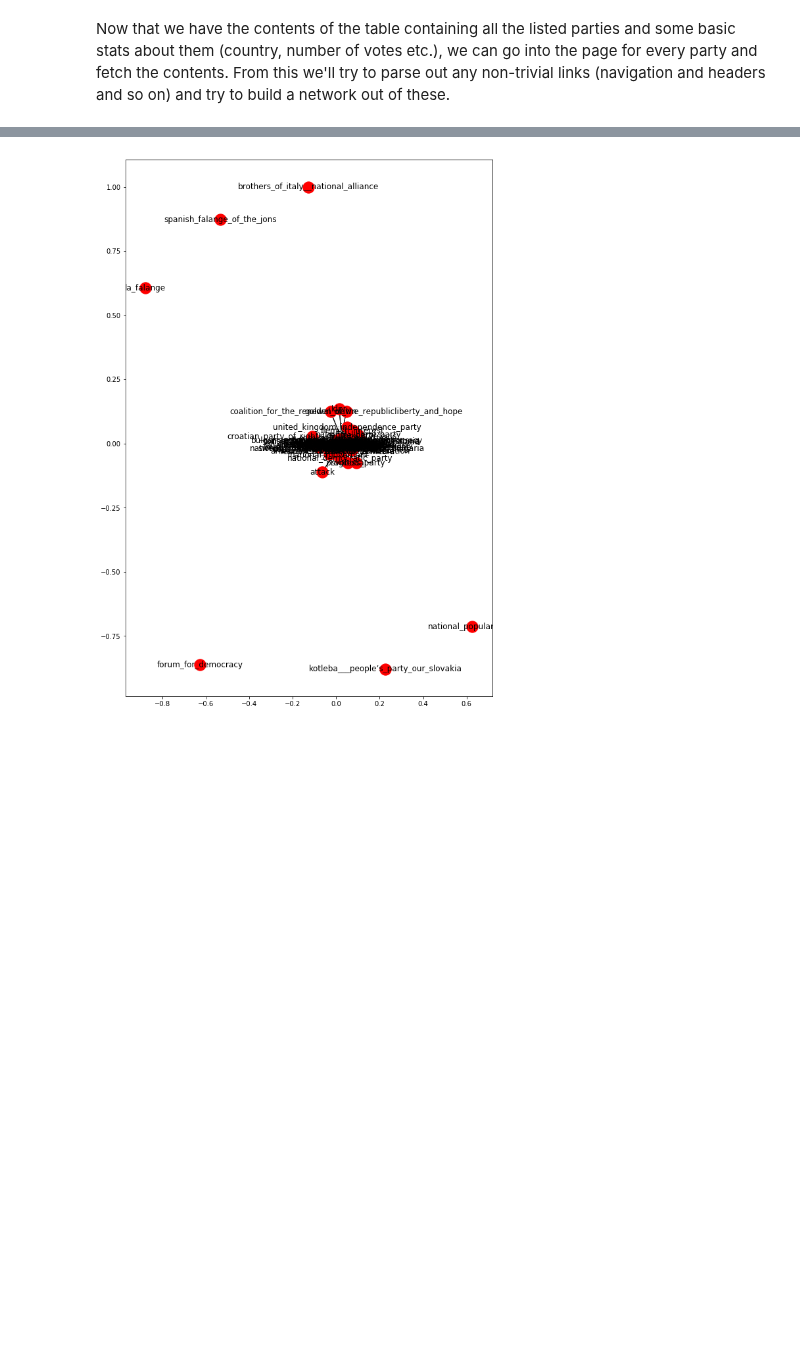
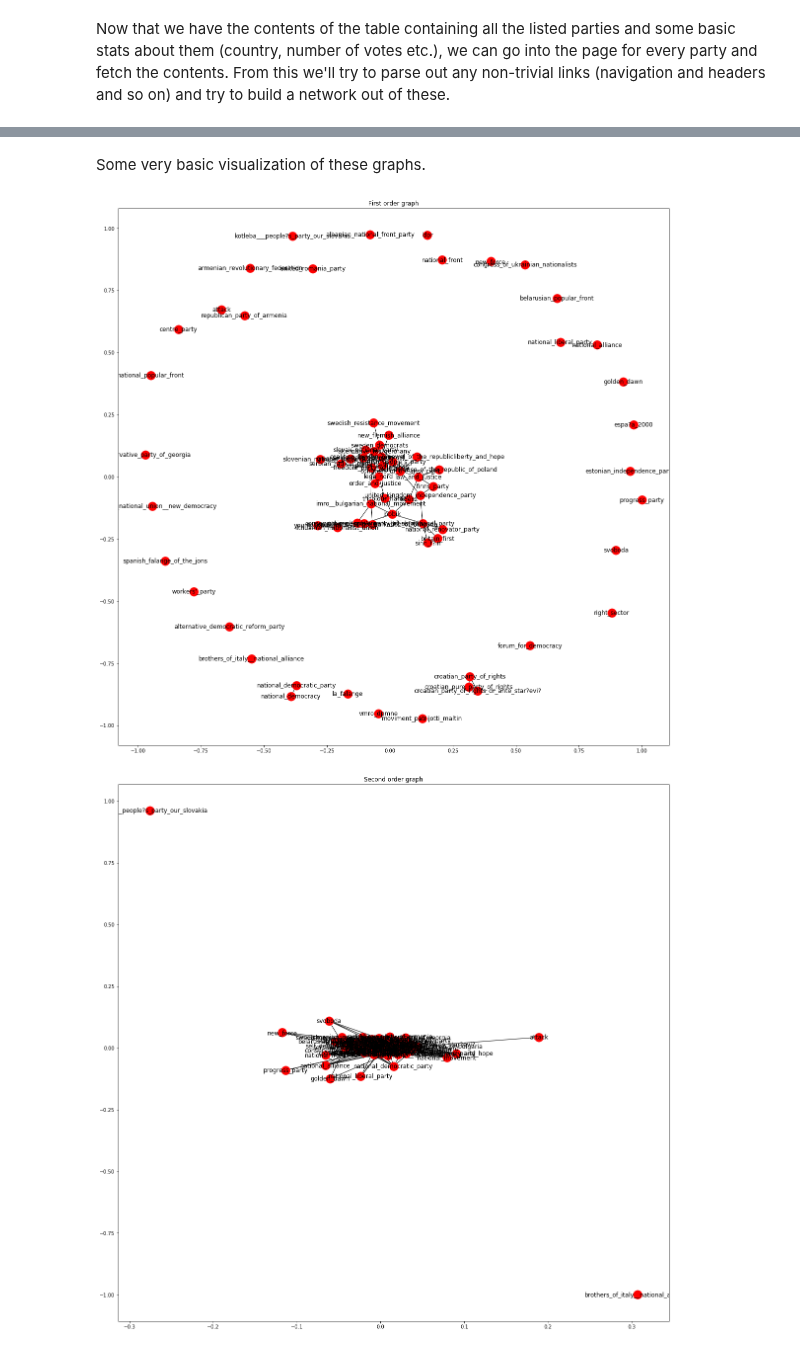
Before and after one commit to wissebarkhof/european_nationalism, a Jupyter notebook: Data Collection.ipynb, the cells around one changed output, grey strips where cells are left out. Saved outputs shown, nothing was run; the diff lists cells and outputs as text; code cells hidden in the pictures; blank space fills up the shorter version.

Commit message:
images

```diff
--- a/Data Collection.ipynb
+++ b/Data Collection.ipynb
@@ -4,7 +4,6 @@ First, collecting data from https://en.wikipedia.org/wiki/List_of_active_nationa
 # %%
 import json
 import requests
-
 
 def get_wiki_page (title):
     wiki_endpoint = 'https://en.wikipedia.org/w/api.php'
@@ -18,7 +17,19 @@ def get_wiki_page (title):
     }
     request = requests.get(wiki_endpoint, params = payload)
     print 'GET ', request.url
-    return json.loads(request.text)
+    data = json.loads(request.text)
+    try:
+        pages = data['query']['pages']
+        page_id = pages.keys()[0]
+        revisions = pages[page_id]['revisions'][0]['*']
+        if ('#REDIRECT' in revisions):
+            pattern = r'\[\[(.*?)\]\]'
+            original_title =  re.findall(pattern, revisions)[0]
+            print 'Redirecting to', original_title
+            return get_wiki_page(original_title)
+        return data
+    except KeyError:
+        return data
 # %%
 # wikitables from https://github.com/bcicen/wikitables is used to
 # quickly and easily get the contents of the tables on the page
@@ -83,7 +94,7 @@ def clean_name(name):
         name = name.replace(ch, '_')
     for ch in [",", ".",'–']:
         name = name.replace(ch, '')
-    return name.lower().decode('utf-8')
+    return name.lower().decode('utf-8').encode('ascii', 'replace')
 
 for i, party in enumerate(parties):
     party = dict(party)
@@ -165,8 +165,34 @@ Adding edge leve
-# %%
-import matplotlib.pyplot as plt
-%matplotlib inline
-
-figure = plt.figure(figsize=(10, 15))
-nx.draw_networkx(graph, with_labels=True)
-# %% [output]
-[figure, removed]
+# %% [markdown]
+Some very basic visualization of these graphs.
+# %%
+import matplotlib.pyplot as plt
+%matplotlib inline
+
+# try:
+#     import pygraphviz
+#     from networkx.drawing.nx_agraph import graphviz_layout
+#     layout = graphviz_layout
+# except ImportError:
+#     print 'No graphviz'
+#     try:
+#         import pydot
+#         from networkx.drawing.nx_pydot import graphviz_layout
+#         layout = graphviz_layout
+#     except ImportError:
+#         print("PyGraphviz and pydot not found;\n"
+#               "drawing with spring layout;\n"
+#               "will be slow.")
+layout = nx.spring_layout
+
+figure = plt.figure(figsize=(20, 20))
+plt.title('First order graph')
+pos = layout(graph_first)
+nx.draw_networkx(graph_first, pos, with_labels=True)
+
+figure = plt.figure(figsize=(20, 20))
+pos = layout(graph_scnd)
+plt.title('Second order graph')
+nx.draw_networkx(graph_scnd, pos, with_labels=True)
+# %% [output]
+[figure, added]
+[figure, added]
```
Also changed, not shown: parts of 9 cells of this notebook, 7 other files.
